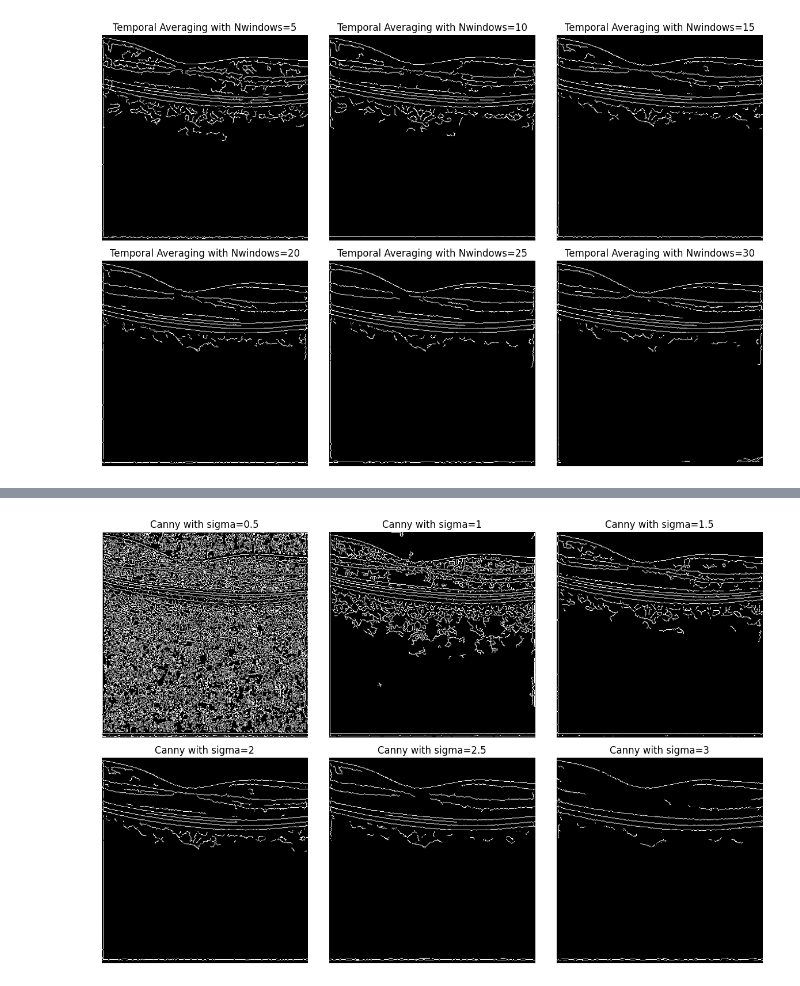
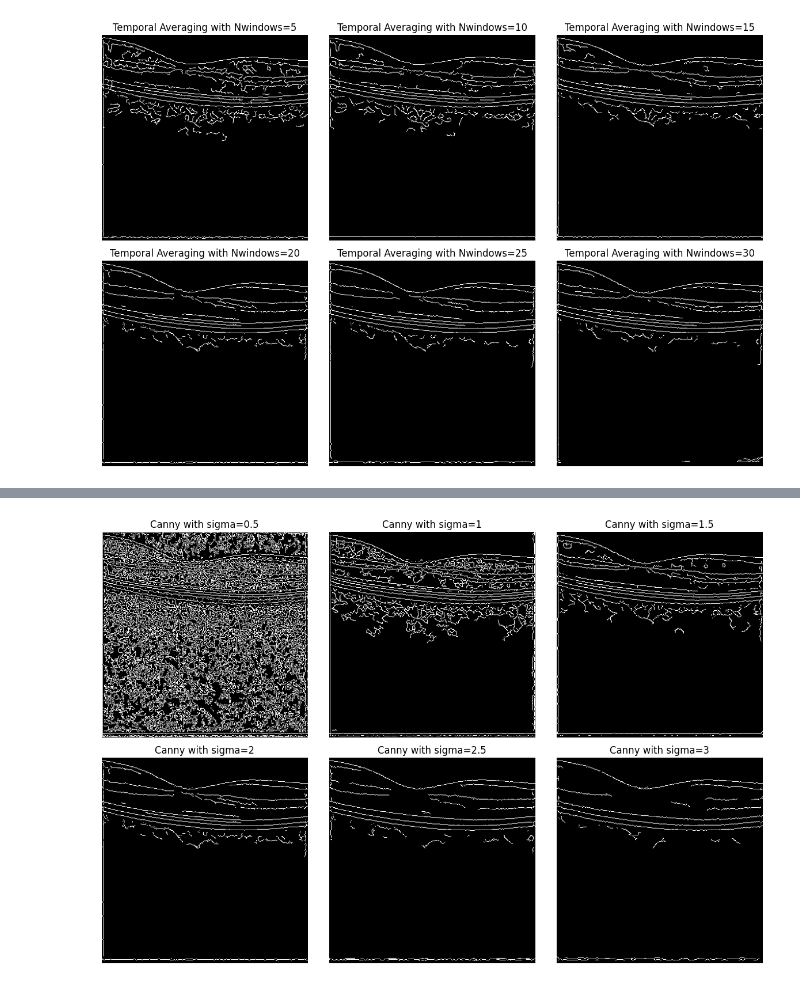
Before and after one commit to leephilipx/intelligent-system-design, a Jupyter notebook: part2/final_q2.ipynb, the cells around one changed output, grey strips where cells are left out. Saved outputs shown, nothing was run; the diff lists cells and outputs as text; code cells hidden in the pictures.

```diff
--- a/part2/final_q2.ipynb
+++ b/part2/final_q2.ipynb
@@ -72,7 +71,8 @@ for n in n_values:
     corrected_images = []
     for i in range(offset, offset+n):
         offset_image = input_images[i]
-        shift, error, diffphase = phase_cross_correlation(first_image, offset_image, upsample_factor=100, overlap_ratio=0.9)
+        shift, error, diffphase = phase_cross_correlation(first_image, offset_image, upsample_factor=100,
+                                                          overlap_ratio=0.9, normalization=None)
         corrected_image = scipy.ndimage.shift(offset_image, shift)
         corrected_images.append(corrected_image)
     temporal = np.mean(corrected_images, axis=0).astype(np.uint8)
@@ -91,24 +99,24 @@ plot_images(images, titles, dpi=100)
 # %%
 # Nwindows = 15 is the best
-temporal_img = temporal_list[2]
+temporal_img = temporal_list[3]
 
 # Canny Parameters Experiments with varying aperture size of Sobel filters
 sigma_values = [0.5, 1, 1.5, 2, 2.5, 3]
 canny_list = []
 lower = np.round(0.05 * temporal.max())
 upper = np.round(0.15 * temporal.max())
 for sigma in sigma_values:
     temporal_c = cv2.GaussianBlur(temporal_img, (0, 0), sigma)
     temporal_c = cv2.Canny(temporal_c, lower, upper, 3)
     canny_list.append(temporal_c)
 
 images = [[canny_list[0], canny_list[1], canny_list[2]], [canny_list[3], canny_list[4], canny_list[5]]]
 titles = [[f'Canny with sigma={sigma_values[0]}', f'Canny with sigma={sigma_values[1]}', f'Canny with sigma={sigma_values[2]}'],
            [f'Canny with sigma={sigma_values[3]}', f'Canny with sigma={sigma_values[4]}', f'Canny with sigma={sigma_values[5]}']]
 
 plot_images(images, titles, dpi=100)
 # %% [output]
-[figure, old version]
+[figure, new version]
 # %%
 sigma = 1.5
 
```
Also changed, not shown: parts of 6 cells of this notebook, 7 other files.
